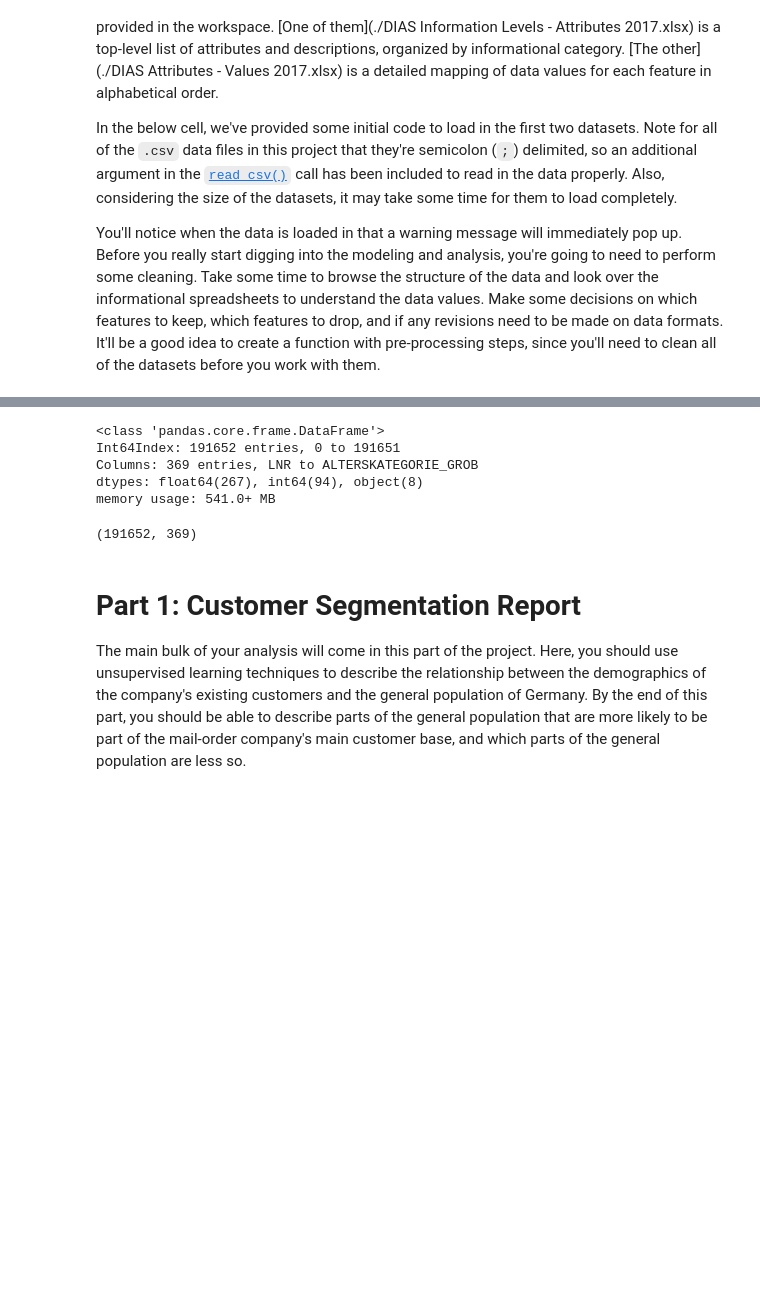
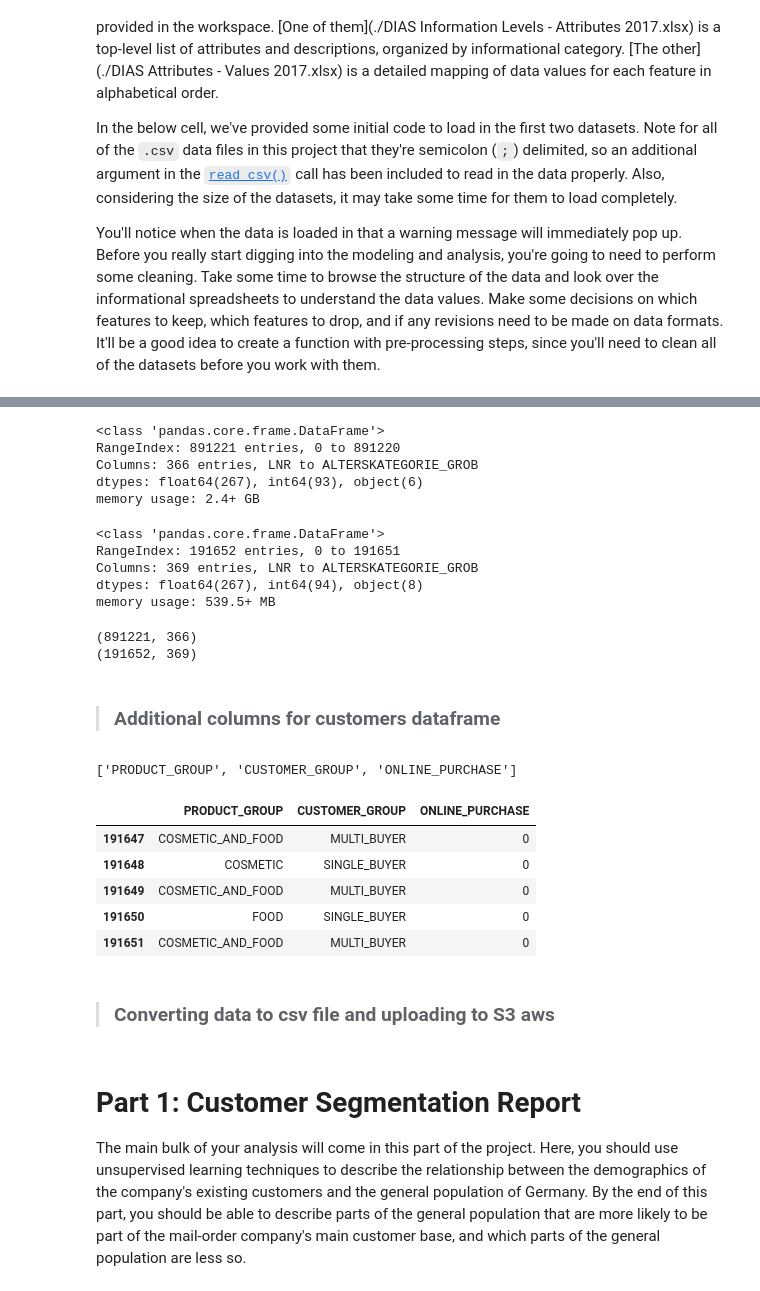
Before and after one commit to keyvantaj/Capstone_Project, a Jupyter notebook: 1_Data_Exploration.ipynb, the cells around one changed output, grey strips where cells are left out. Saved outputs shown, nothing was run; the diff lists cells and outputs as text; code cells hidden in the pictures; blank space fills up the shorter version.

Commit message:
docs: Changes 1_Data_Exploration.ipynb

```diff
--- a/1_Data_Exploration.ipynb
+++ b/1_Data_Exploration.ipynb
@@ -140,0 +35,4 @@ customers.head()
+# %%
+# load in the data
+azdias = pd.read_csv('../../data/Term2/capstone/arvato_data/Udacity_AZDIAS_052018.csv', sep=';')
+customers = pd.read_csv('../../data/Term2/capstone/arvato_data/Udacity_CUSTOMERS_052018.csv', sep=';')
@@ -141,12 +42,39 @@ customers.head()
+# %%
+azdias.info()#Demographics data for the general population of Germany
+# %% [output]
+<class 'pandas.core.frame.DataFrame'>
+RangeIndex: 891221 entries, 0 to 891220
+Columns: 366 entries, LNR to ALTERSKATEGORIE_GROB
+dtypes: float64(267), int64(93), object(6)
+memory usage: 2.4+ GB
 # %%
 customers.info()#Demographics data for customers of a mail-order company
 # %% [output]
 <class 'pandas.core.frame.DataFrame'>
-Int64Index: 191652 entries, 0 to 191651
+RangeIndex: 191652 entries, 0 to 191651
 Columns: 369 entries, LNR to ALTERSKATEGORIE_GROB
 dtypes: float64(267), int64(94), object(8)
-memory usage: 541.0+ MB
+memory usage: 539.5+ MB
 # %%
+print (azdias.shape)
 print (customers.shape)
 # %% [output]
+(891221, 366)
 (191652, 369)
+# %% [markdown]
+>### Additional columns for customers dataframe
+# %%
+list(set(customers.columns) - set(azdias.columns))
+# %% [output]
+['PRODUCT_GROUP', 'CUSTOMER_GROUP', 'ONLINE_PURCHASE']
+# %%
+customers[['PRODUCT_GROUP', 'CUSTOMER_GROUP', 'ONLINE_PURCHASE']].tail()
+# %% [output]
+|  | PRODUCT_GROUP | CUSTOMER_GROUP | ONLINE_PURCHASE |
+| 191647 | COSMETIC_AND_FOOD | MULTI_BUYER | 0 |
+| 191648 | COSMETIC | SINGLE_BUYER | 0 |
+| 191649 | COSMETIC_AND_FOOD | MULTI_BUYER | 0 |
+| 191650 | FOOD | SINGLE_BUYER | 0 |
+| 191651 | COSMETIC_AND_FOOD | MULTI_BUYER | 0 |
+# %% [markdown]
+>### Converting data to csv file and uploading to S3 aws
```
Also changed, not shown: parts of 17 cells of this notebook, 2 other files.
